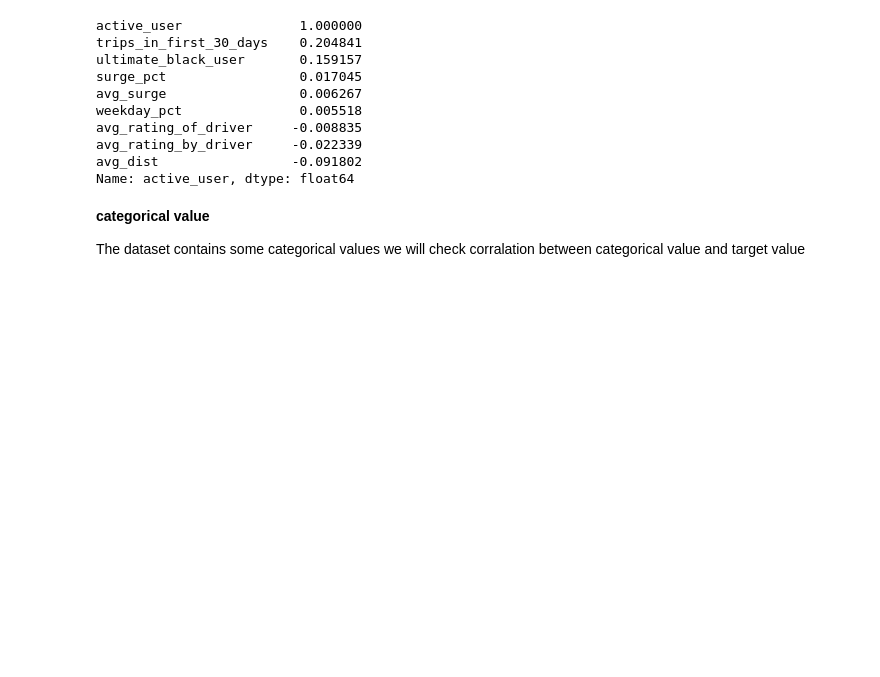
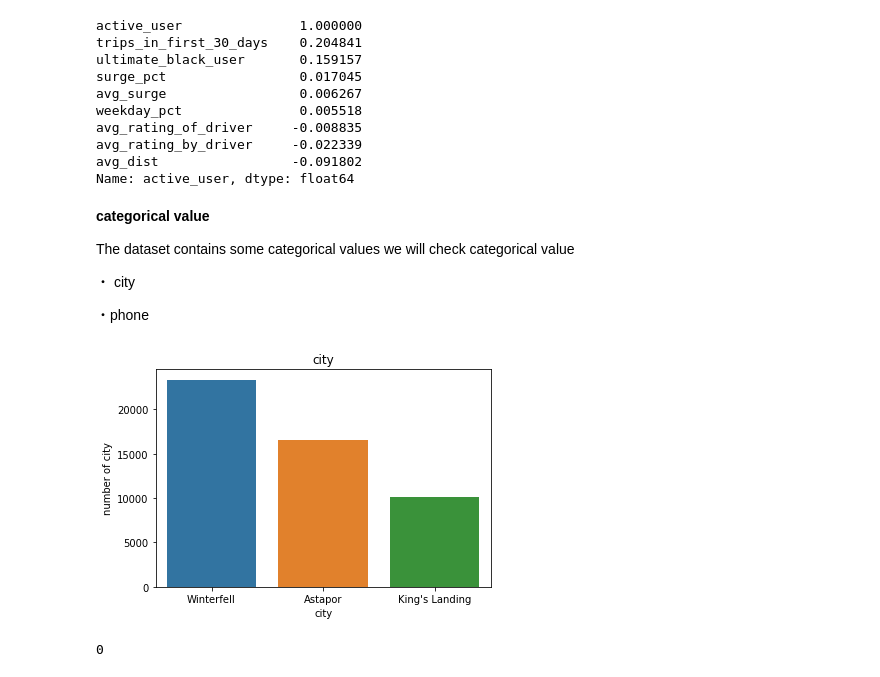
Before and after one commit to atsushii/Ultimate_take_home_challenge, a Jupyter notebook: Predictive_modeling.ipynb, the cells around one changed output. Drawn from its saved outputs; the diff is of its cells as text; code cells hidden in the pictures; blank space fills up the shorter version.

```diff
--- a/Predictive_modeling.ipynb
+++ b/Predictive_modeling.ipynb
@@ -98,4 +98,22 @@ Name: active_user, dtype: float64
 # %% [markdown]
  **categorical value**
 
- The dataset contains some categorical values we will check corralation between categorical value and target value
+ The dataset contains some categorical values we will check categorical value
+
+・ city
+
+・phone
+# %%
+city_count = df.city.value_counts()
+sns.barplot(city_count.index, city_count.values)
+plt.title("city")
+plt.ylabel("number of city")
+plt.xlabel("city")
+plt.show()
+# %% [output]
+[figure, added]
+# %%
+# city in not including null
+df.city.isnull().sum()
+# %% [output]
+0
```
Also changed, not shown: parts of 5 cells of this notebook.
